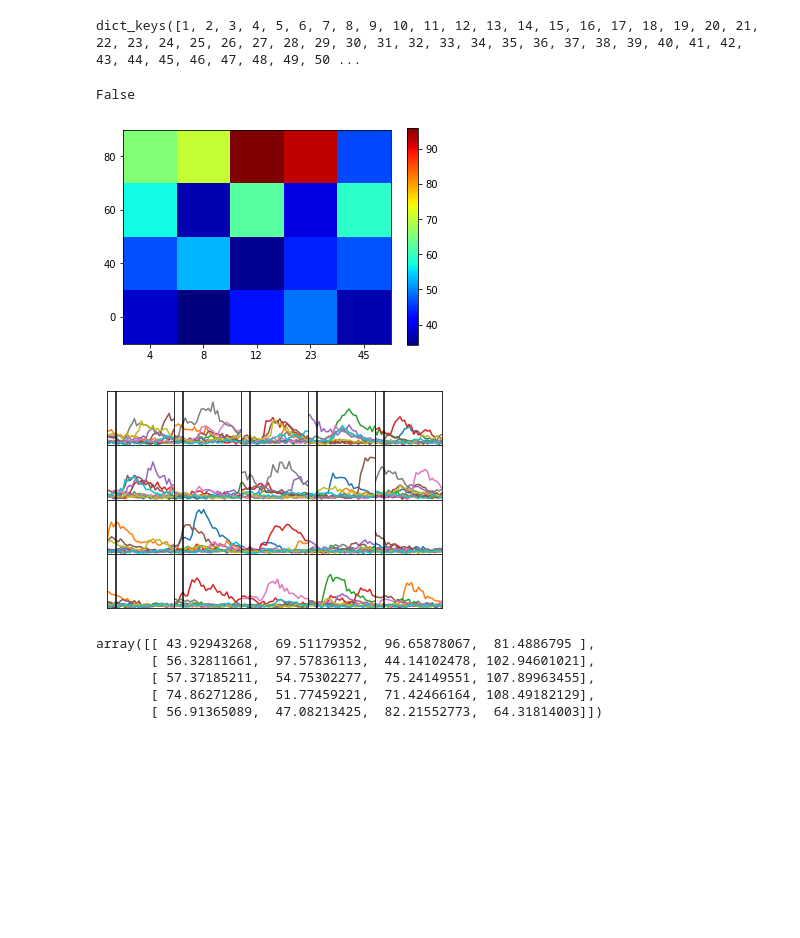
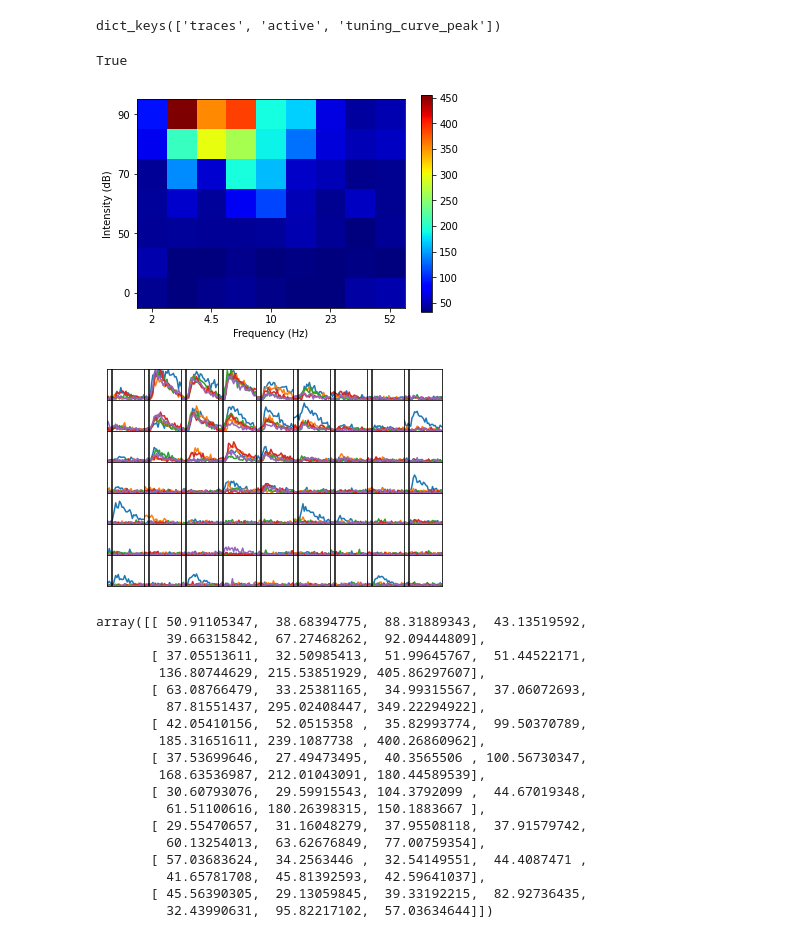
Before and after one commit to ConorLane1995/2Psinapod_two_photon_pipeline, a Jupyter notebook: notebooks/plot_tuning_curves.ipynb, the cells around one changed output. Cells and saved outputs as stored; diff of their text form; code cells hidden in the pictures; blank space fills up the shorter version.

Commit message:
added best frequency analysis for discrete single intensity sitm

```diff
--- a/notebooks/plot_tuning_curves.ipynb
+++ b/notebooks/plot_tuning_curves.ipynb
@@ -13,13 +13,13 @@ def plot_single_tuning_curve(cell_dictionary,cell_ID):
     # frequency_labels = [5.7,23,45] #,52]
     # intensity_labels = [0,70,80,90] #[50,70,90]
 
-    # frequency_labels = [2,4.5,10,23,52]
+    frequency_labels = [2,4.5,10,23,52]
     # # intensity_labels = [30,50,70]
-    # intensity_labels = [0,50,70,90]
+    intensity_labels = [0,50,70,90]
 
-    frequency_labels = [4,8,12,23,45]
-    # intensity_labels = [30,50,70]
-    intensity_labels = [0,40,60,80]
+    # frequency_labels = [4,8,12,23,45]
+    # # intensity_labels = [30,50,70]
+    # intensity_labels = [0,40,60,80]
 
     # get cell ID at this index so we can pull its tuning curve
     # cell_IDs = list(cell_dictionary.keys())
@@ -33,20 +33,22 @@ def plot_single_tuning_curve(cell_dictionary,cell_ID):
     # ax.set_xticklabels(frequency_labels)
     # plt.yticks([0,1,2,3])
     # ax.set_yticklabels(intensity_labels)
-    # plt.xticks([0,2,4,6,8])
+    plt.xticks([0,2,4,6,8])
+    ax.set_xticklabels(frequency_labels)
+    plt.yticks([0,2,4,6])
+    ax.set_yticklabels(intensity_labels)
+    ax.set_ylabel("Intensity (dB)")
+    ax.set_xlabel("Frequency (Hz)")
+    # plt.xticks([0,1,2,3,4])
     # ax.set_xticklabels(frequency_labels)
-    # plt.yticks([0,2,4,6])
+    # plt.yticks([0,1,2,3])
     # ax.set_yticklabels(intensity_labels)
-    plt.xticks([0,1,2,3,4])
-    ax.set_xticklabels(frequency_labels)
-    plt.yticks([0,1,2,3])
-    ax.set_yticklabels(intensity_labels)
     plt.show()
 # %%
 def get_cell_tuning_by_peak(cell_traces,plot_TF):
 
     if plot_TF:
-        fig,axs = plt.subplots(4,5)
+        fig,axs = plt.subplots(7,9)
         # axs = axs.ravel()
 
     EPOCH_START_IN_MS = -500
@@ -135,14 +137,14 @@ def get_cell_tuning_by_peak(cell_traces,plot_TF):
             if plot_TF:
                 # print(len(error))
                 # print(len(response))
-                axs[3-plot_row_counter,plot_coln_counter].plot(np.transpose(all_trials_as_np))
-                axs[3-plot_row_counter,plot_coln_counter].axvline(x=4,color='k')
+                axs[6-plot_row_counter,plot_coln_counter].plot(np.transpose(all_trials_as_np))
+                axs[6-plot_row_counter,plot_coln_counter].axvline(x=4,color='k')
                 # axs[plot_row_counter,plot_coln_counter].plot(response)
                 # axs[plot_row_counter,plot_coln_counter].fill_between(range(len(response)),response-error,response+error,alpha=0.5)
-                axs[3-plot_row_counter,plot_coln_counter].xaxis.set_visible(False)
-                axs[3-plot_row_counter,plot_coln_counter].yaxis.set_visible(False)
-                axs[3-plot_row_counter,plot_coln_counter].set_ylim(bottom=0,top=500)
-                axs[3-plot_row_counter,plot_coln_counter].autoscale(enable=True, axis='x', tight=True)
+                axs[6-plot_row_counter,plot_coln_counter].xaxis.set_visible(False)
+                axs[6-plot_row_counter,plot_coln_counter].yaxis.set_visible(False)
+                axs[6-plot_row_counter,plot_coln_counter].set_ylim(bottom=0,top=500)
+                axs[6-plot_row_counter,plot_coln_counter].autoscale(enable=True, axis='x', tight=True)
                 # axs[3-plot_row_counter,plot_coln_counter].title.set_text(intensity)
                 # axs[plot_row_counter,plot_coln_counter].title.set_text(intensity)
                 # axs[5-plot_row_counter,plot_coln_counter].text(10,300,str(intensity))
@@ -166,23 +168,36 @@ def get_cell_tuning_by_peak(cell_traces,plot_TF):
         plt.show()
     return tuning_curves
 # %%
-with open('D:/Lab/2P/Vid_190_PCA/cells.pkl', 'rb') as f:
+with open('/media/vtarka/USB DISK/Lab/2P/Vid_186/cells.pkl', 'rb') as f:
         cell_dictionary = pickle.load(f)
 # %%
-print(cell_dictionary.keys())
+print(cell_dictionary[1].keys())
 # %% [output]
-dict_keys([1, 2, 3, 4, 5, 6, 7, 8, 9, 10, 11, 12, 13, 14, 15, 16, 17, 18, 19, 20, 21, 22, 23, 24, 25, 26, 27, 28, 29, 30, 31, 32, 33, 34, 35, 36, 37, 38, 39, 40, 41, 42, 43, 44, 45, 46, 47, 48, 49, 50 ...
+dict_keys(['traces', 'active', 'tuning_curve_peak'])
 # %%
-cell_ID = 38
+cell_ID = 5
 print(cell_dictionary[cell_ID]['active'])
 plot_single_tuning_curve(cell_dictionary,cell_ID)
 get_cell_tuning_by_peak(cell_dictionary[cell_ID]['traces'],True)
 # %% [output]
-False
+True
-[figure, old version]
+[figure, new version]
-[figure, old version]
+[figure, new version]
-array([[ 43.92943268,  69.51179352,  96.65878067,  81.4886795 ],
-       [ 56.32811661,  97.57836113,  44.14102478, 102.94601021],
-       [ 57.37185211,  54.75302277,  75.24149551, 107.89963455],
-       [ 74.86271286,  51.77459221,  71.42466164, 108.49182129],
-       [ 56.91365089,  47.08213425,  82.21552773,  64.31814003]])
+array([[ 50.91105347,  38.68394775,  88.31889343,  43.13519592,
+         39.66315842,  67.27468262,  92.09444809],
+       [ 37.05513611,  32.50985413,  51.99645767,  51.44522171,
+        136.80744629, 215.53851929, 405.86297607],
+       [ 63.08766479,  33.25381165,  34.99315567,  37.06072693,
+         87.81551437, 295.02408447, 349.22294922],
+       [ 42.05410156,  52.0515358 ,  35.82993774,  99.50370789,
+        185.31651611, 239.1087738 , 400.26860962],
+       [ 37.53699646,  27.49473495,  40.3565506 , 100.56730347,
+        168.63536987, 212.01043091, 180.44589539],
+       [ 30.60793076,  29.59915543, 104.3792099 ,  44.67019348,
+         61.51100616, 180.26398315, 150.1883667 ],
+       [ 29.55470657,  31.16048279,  37.95508118,  37.91579742,
+         60.13254013,  63.62676849,  77.00759354],
+       [ 57.03683624,  34.2563446 ,  32.54149551,  44.4087471 ,
+         41.65781708,  45.81392593,  42.59641037],
+       [ 45.56390305,  29.13059845,  39.33192215,  82.92736435,
+         32.43990631,  95.82217102,  57.03634644]])
```
Also changed, not shown: 8 other files.
